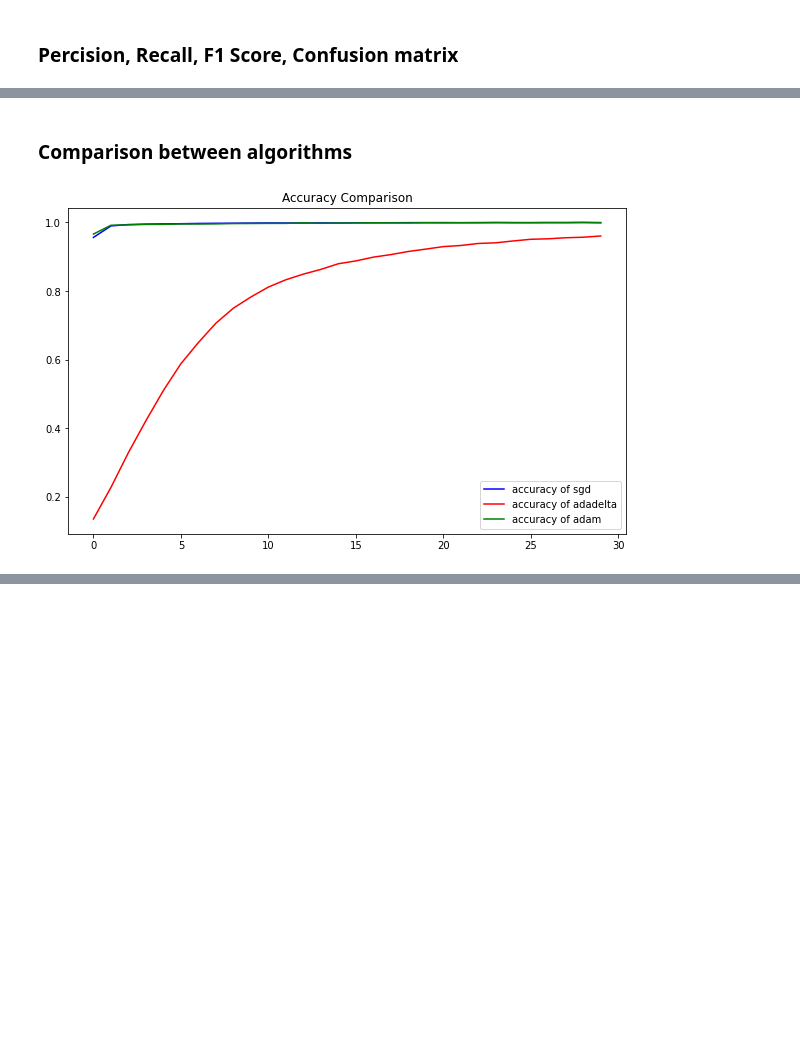
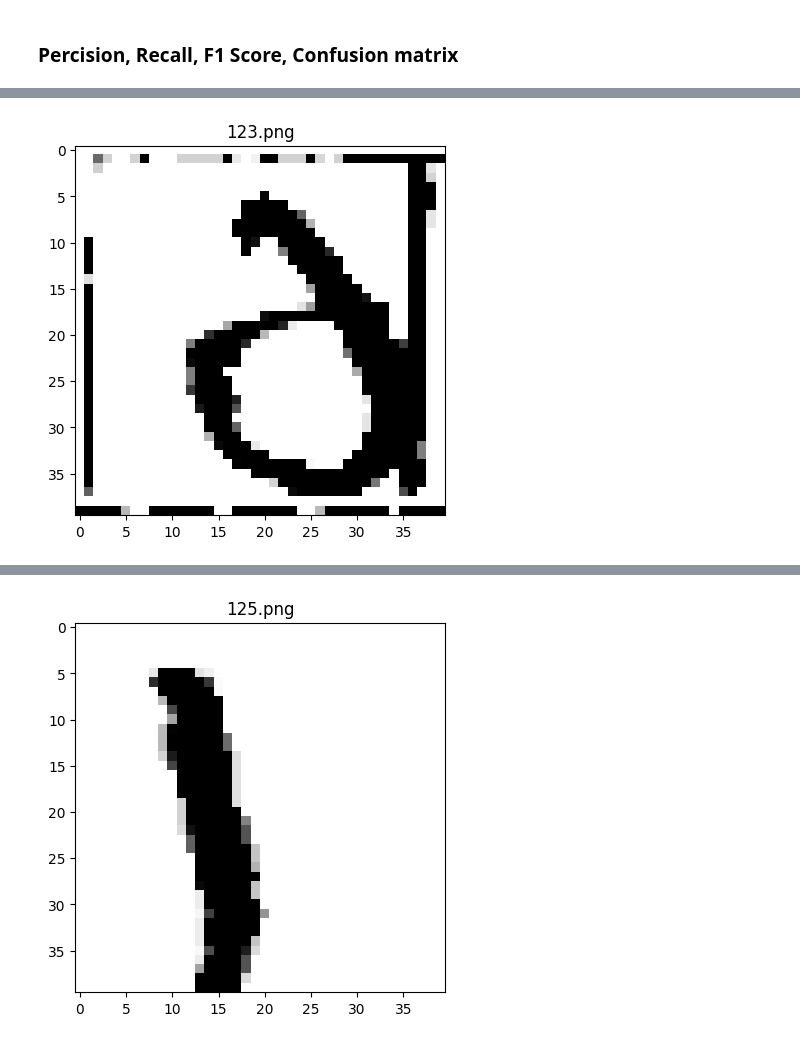
Before and after one commit to mohammad29282928/handwritingdetection, a Jupyter notebook: CheckOCR/handwritten-Digit-tensorflow-Hoda.ipynb, the cells around one changed output, grey strips where cells are left out. Drawn from its saved outputs; the diff is of its cells as text; code cells hidden in the pictures; blank space fills up the shorter version.

```diff
--- a/CheckOCR/handwritten-Digit-tensorflow-Hoda.ipynb
+++ b/CheckOCR/handwritten-Digit-tensorflow-Hoda.ipynb
@@ -609,2 +616,0 @@ Confusion Matrix :
-# %% [markdown]
-### Comparison between algorithms
@@ -620,10 +617,51 @@ with open(f'./out 1/logs_delta/delta.pickle', 'rb') as handle:
-# %%
-plt.figure(figsize = (10,6))
-plt.plot(sgd_history['accuracy'], color = 'blue', label = 'accuracy of sgd')
-plt.plot(adadelta_history['accuracy'], color = 'red', label = 'accuracy of adadelta')
-plt.plot(adam_history['accuracy'], color = 'green', label = 'accuracy of adam')
-plt.legend()
-plt.title('Accuracy Comparison')
-plt.show()
-# %% [output]
-[figure, removed]
+# %%
+def preprocess_image(image_path, target_size):
+    """
+    Preprocess the image to fit the model's expected input.
+
+    Args:
+    image_path (str): Path to the image.
+    target_size (tuple): The target size for resizing the image (height, width).
+
+    Returns:
+    numpy array: The preprocessed image.
+    """
+    image = cv2.imread(image_path)  # Read the image in RGB
+    image = cv2.cvtColor(image, cv2.COLOR_BGR2GRAY)  # Convert to grayscale
+    _, image = cv2.threshold(image, 127, 255, cv2.THRESH_BINARY)  # Binarize the image
+    image = cv2.resize(image, target_size)  # Resize to target size
+    image = image.astype('float32') / 255.0  # Normalize to [0, 1]
+    return np.expand_dims(np.expand_dims(image, axis=-1), axis=0)  # Add channel and batch dimensions
+
+# Predict images
+def predict_images(model, input_folder):
+    """
+    Predict the class of each image in the input folder using the given model.
+
+    Args:
+    model (keras.Model): The pre-trained model.
+    input_folder (str): Path to the input folder containing images.
+    """
+    image_files = [os.path.join(input_folder, file) for file in os.listdir(input_folder) if file.lower().endswith(('.png', '.jpg', '.jpeg', '.bmp', '.tiff'))]
+    target_size = (image_size, image_size)  # Assuming model input shape is (image_size, image_size, 1)
+
+    for image_file in image_files:
+        # Preprocess and display the image
+        preprocessed_image = preprocess_image(image_file, target_size)
+        plt.imshow(preprocessed_image[0, :, :, 0], cmap='gray')
+        plt.title(os.path.basename(image_file))
+        plt.show()
+
+        # Predict the image
+        prediction = model.predict(preprocessed_image, verbose=1)
+        predicted_class = np.argmax(prediction, axis=1)  # Get the index of the highest probability class
+        print(f"Prediction for {os.path.basename(image_file)}: {predicted_class}")
+
+
+# Set the image size
+image_size = 40 # Set this to the input size your model expects
+
+# Usage example:
+predict_images(DCNN_model, '/content/In')
+# %% [output]
+[figure, added]
@@ -629,0 +670 @@ plt.show()
+[figure, added]
```
Also changed, not shown: parts of 12 cells of this notebook.
